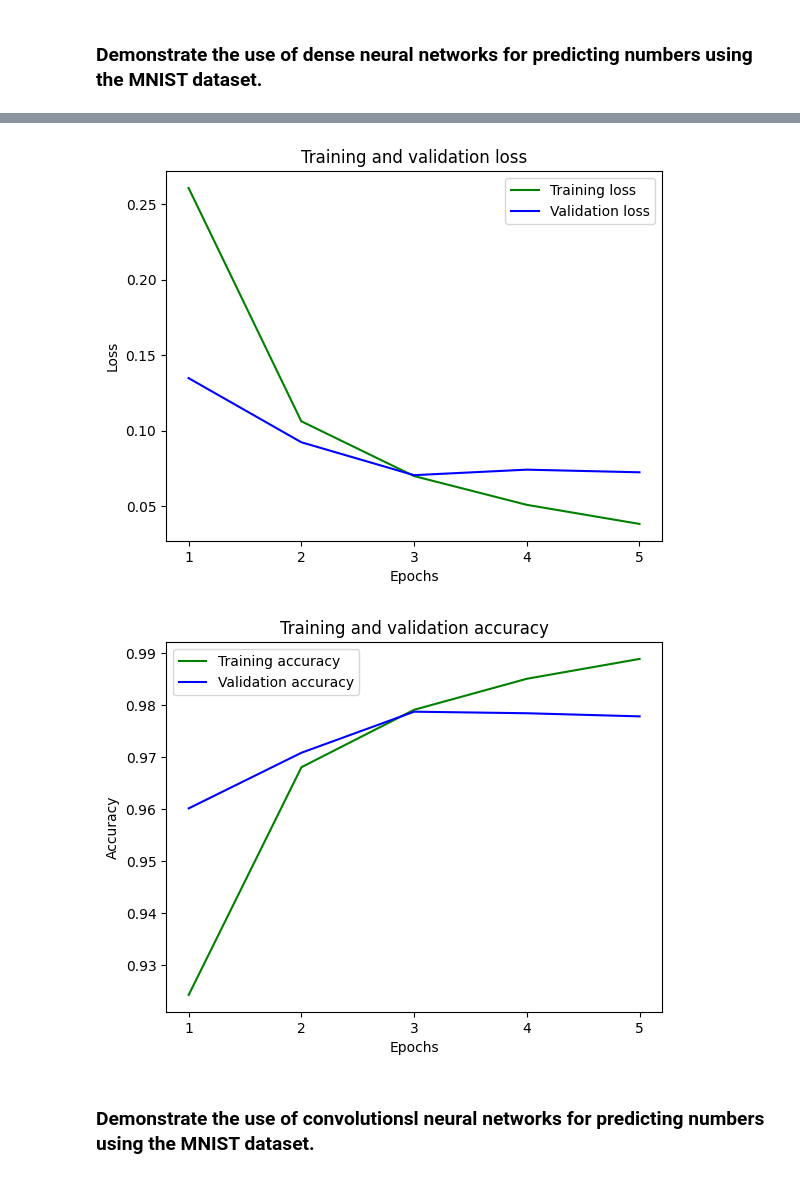
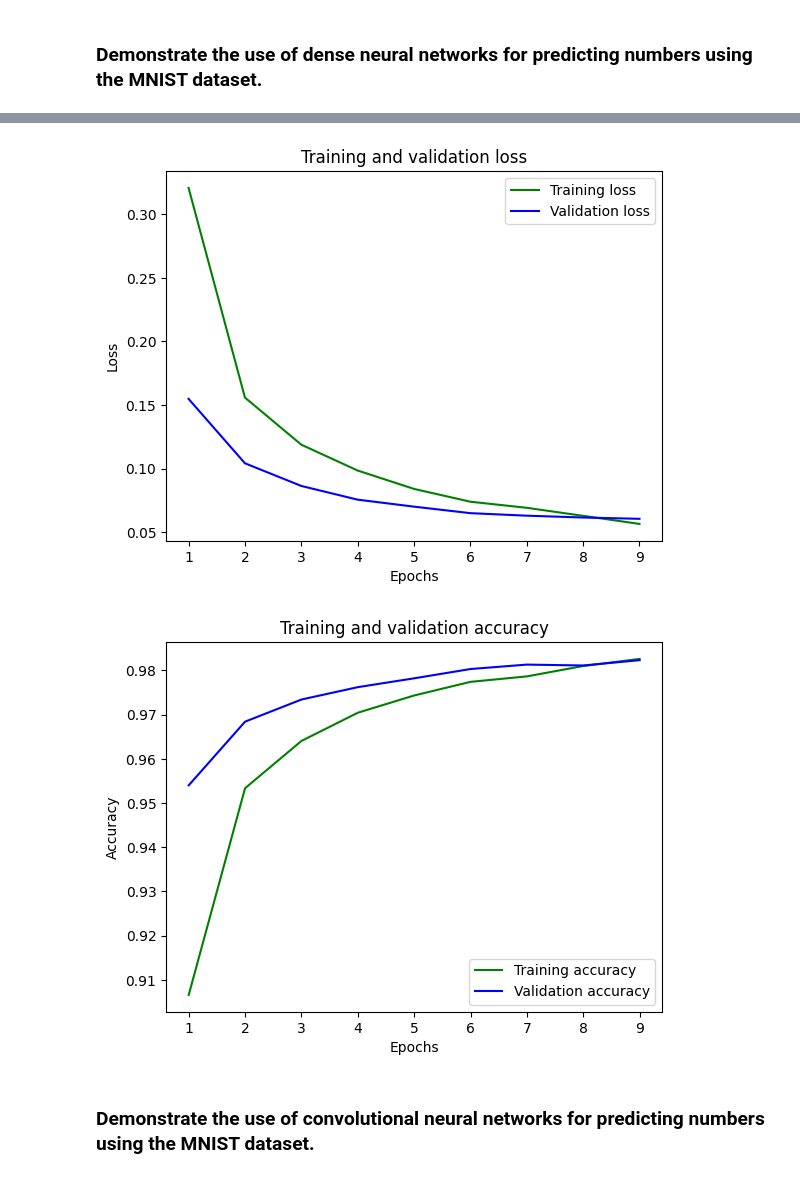
Before and after one commit to DusanPaal/data_analytics, a Jupyter notebook: mnist.ipynb, the cells around one changed output, grey strips where cells are left out. Saved outputs shown, nothing was run; the diff lists cells and outputs as text; code cells hidden in the pictures.

```diff
--- a/mnist.ipynb
+++ b/mnist.ipynb
@@ -1,12 +26,6 @@
 # %% [markdown]
 ### Demonstrate the use of dense neural networks for predicting numbers using the MNIST dataset.
 # %%
-from keras import models, layers
-from keras.datasets import mnist
-from keras.utils import to_categorical
-
-%matplotlib inline
-
 # load image data - 60.000 training set to 10.000 test set of handwritten digits
 (train_images, train_labels), (test_images, test_labels) = mnist.load_data()
 
@@ -30,6 +49,8 @@ model = models.Sequential()
 model.add(layers.Input(shape=(28*28,)))
 model.add(layers.Dense(512, activation='relu'))
 
+model.add(layers.Dropout(0.5))
+
 # there are 10 digits to be categorized (0-9), so use
 # a dense layer (best works for final classifications)
 # with softmax for their prediction
@@ -47,7 +68,7 @@ model.compile(
 history = model.fit(
     train_images,
     train_labels,
-    epochs=5,
+    epochs=9,
     batch_size=128,
     validation_data=(
         test_images,
@@ -102,5 +131,5 @@ Test loss: 0.0723 Test accuracy: 0.9919
-[figure, old version]
+[figure, new version]
-[figure, old version]
+[figure, new version]
 # %% [markdown]
-### Demonstrate the use of convolutionsl neural networks for predicting numbers using the MNIST dataset.
+### Demonstrate the use of convolutional neural networks for predicting numbers using the MNIST dataset.
 # %%
```
Also changed, not shown: parts of 3 cells of this notebook, 9 other files.
